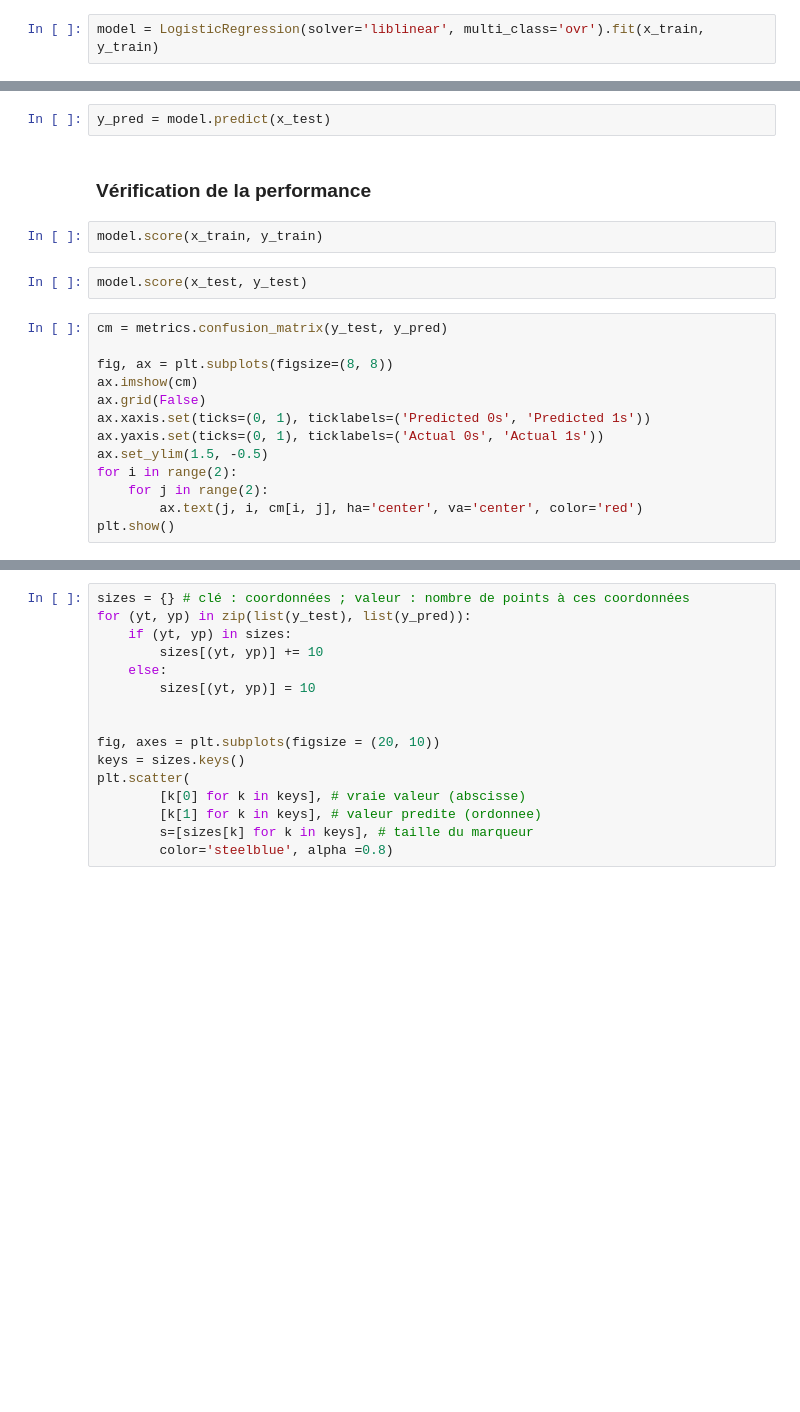
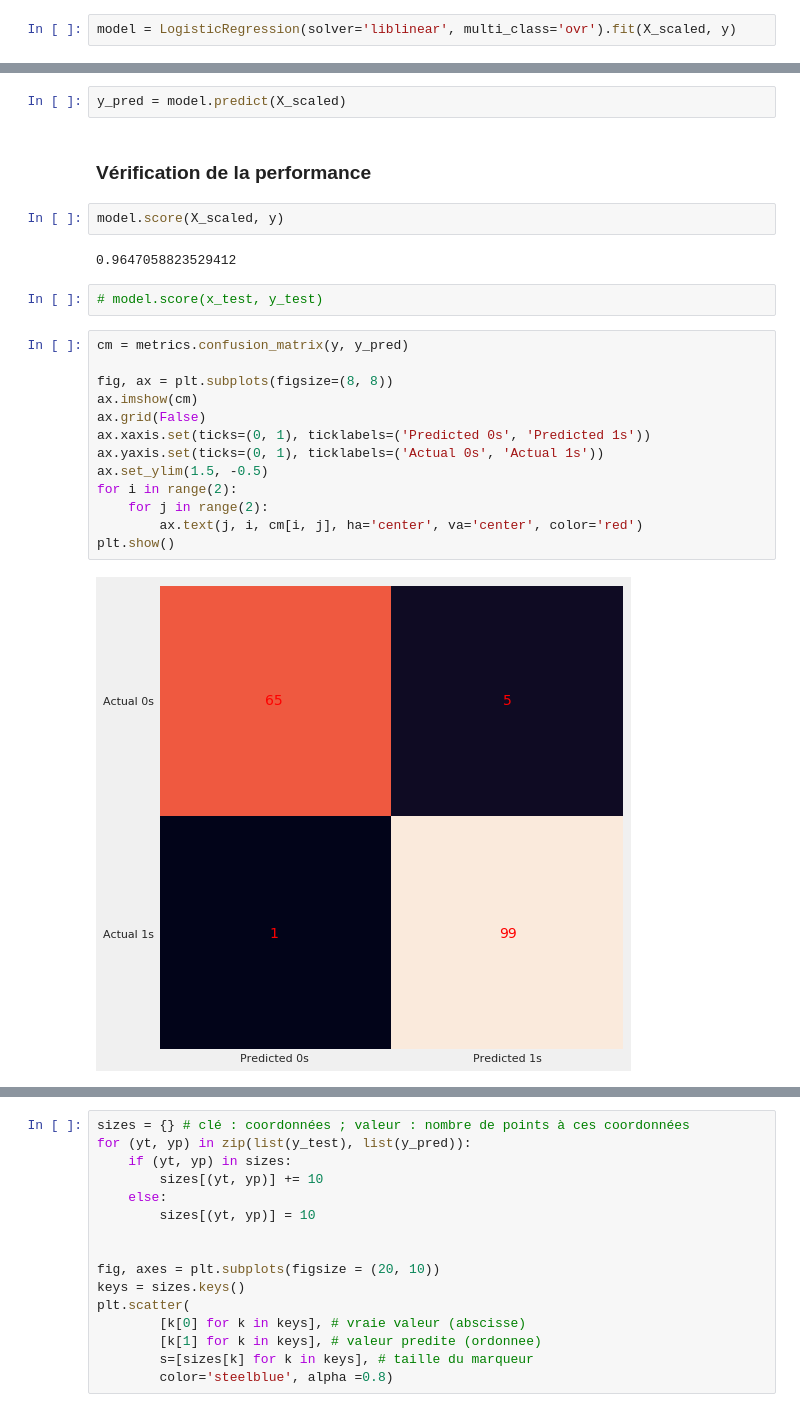
Before and after one commit to FranckDELRUE/FranckDELRUE-OCR-Project-6-DAn-Python, a Jupyter notebook: P6_DELRUE_Franck.ipynb, the cells around one changed output, grey strips where cells are left out. Cells and saved outputs as stored; diff of their text form; blank space fills up the shorter version.

```diff
--- a/P6_DELRUE_Franck.ipynb
+++ b/P6_DELRUE_Franck.ipynb
@@ -543,28 +580,32 @@ x_train, x_test, y_train, y_test = train_test_split(X_scaled, y, test_size=0.2)
 # %% [markdown]
 ### Entrainement du modèle
 # %%
-model = LogisticRegression(solver='liblinear', multi_class='ovr').fit(x_train, y_train)
+model = LogisticRegression(solver='liblinear', multi_class='ovr').fit(X_scaled, y)
 # %% [markdown]
 ### Predication à l'aide du set de test
 # %%
-y_pred = model.predict(x_test)
+y_pred = model.predict(X_scaled)
 # %% [markdown]
 ### Vérification de la performance
 # %%
-model.score(x_train, y_train)
+model.score(X_scaled, y)
+# %% [output]
+0.9647058823529412
 # %%
-model.score(x_test, y_test)
+# model.score(x_test, y_test)
 # %%
-cm = metrics.confusion_matrix(y_test, y_pred)
+cm = metrics.confusion_matrix(y, y_pred)
 
 fig, ax = plt.subplots(figsize=(8, 8))
 ax.imshow(cm)
 ax.grid(False)
 ax.xaxis.set(ticks=(0, 1), ticklabels=('Predicted 0s', 'Predicted 1s'))
 ax.yaxis.set(ticks=(0, 1), ticklabels=('Actual 0s', 'Actual 1s'))
 ax.set_ylim(1.5, -0.5)
 for i in range(2):
     for j in range(2):
         ax.text(j, i, cm[i, j], ha='center', va='center', color='red')
 plt.show()
+# %% [output]
+[figure, added]
 # %%
```
Also changed, not shown: parts of 23 cells of this notebook, 1 other file.
